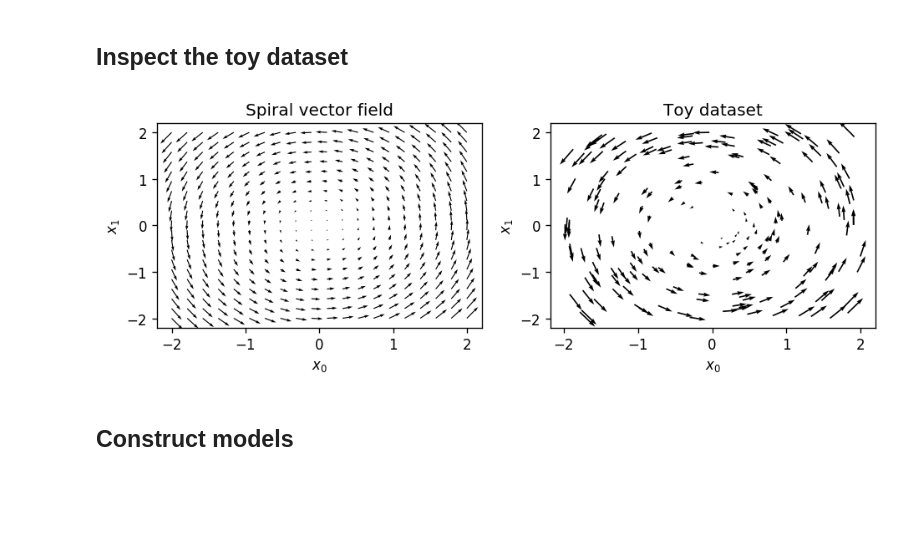
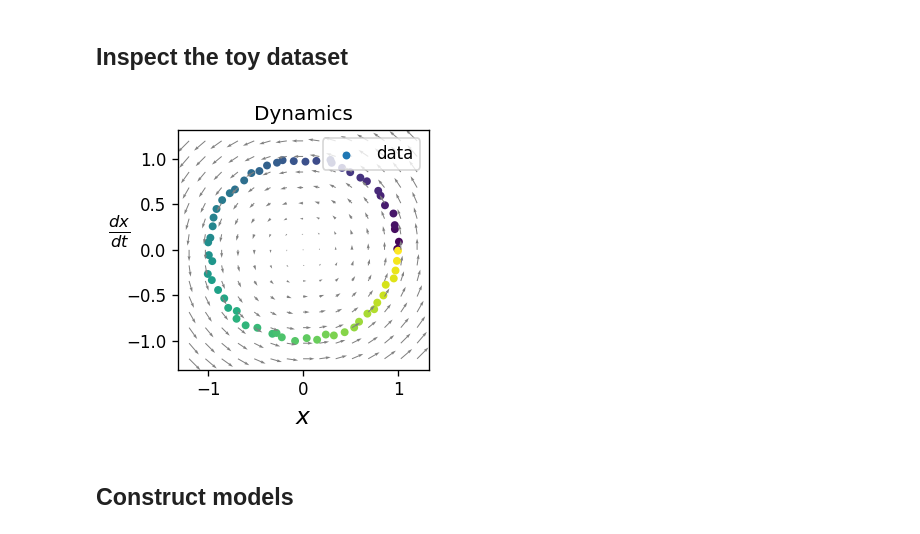
Before and after one commit to greydanus/hamiltonian-nn, a Jupyter notebook: analyze-toy.ipynb, the cells around one changed output. Cells and saved outputs as stored; diff of their text form; code cells hidden in the pictures; blank space fills up the shorter version.

```diff
--- a/analyze-toy.ipynb
+++ b/analyze-toy.ipynb
@@ -47,27 +48,24 @@ class ObjectView(object):
 # %%
 args = ObjectView(get_args())
 np.random.seed(args.seed)
-field, data = get_field(), get_dataset()
+field, data = get_field(gridsize=15), get_dataset()
 
 # plot config
-fig = plt.figure(figsize=(8, 3), facecolor='white', dpi=DPI)
+fig = plt.figure(figsize=(3, 3), facecolor='white', dpi=DPI)
 
-# plot spiral vector field
-ax = fig.add_subplot(1, 2, 1, frameon=True)
-ax.quiver(field['x'][:,0], field['x'][:,1], field['dx'][:,0], field['dx'][:,1], cmap='gray_r' )
-ax.set_xlabel("$x_0$") ; ax.set_ylabel("$x_1$")
-ax.set_title("Spiral vector field")
-
-# plot dataset
-ax = fig.add_subplot(1, 2, 2, frameon=True)
-ax.quiver(data['x'][:,0], data['x'][:,1], data['dx'][:,0], data['dx'][:,1], cmap='gray_r' )
-ax.set_xlabel("$x_0$") ; ax.set_ylabel("$x_1$")
-ax.set_title("Toy dataset")
+x, y, dx, dy, t = get_trajectory(radius=1, thetas=[0, 2*np.pi], density=10)
+plt.scatter(x,y,c=t,s=14, label='data')
+plt.quiver(field['x'][:,0], field['x'][:,1], field['dx'][:,0], field['dx'][:,1],
+           cmap='gray_r', color=(.5,.5,.5))
+plt.xlabel("$x$", fontsize=14)
+plt.ylabel("$\\frac{dx}{dt}$", rotation=0, fontsize=14)
+plt.title("Dynamics")
+plt.legend(loc='upper right')
 
 plt.tight_layout() ; plt.show()
 # fig.savefig(fig_dir + '/toy-task.png')
 # %% [output]
-[figure, old version]
+[figure, new version]
 # %% [markdown]
 ## Construct models
 # %%
```
Also changed, not shown: parts of 7 cells of this notebook, 29 other files.
